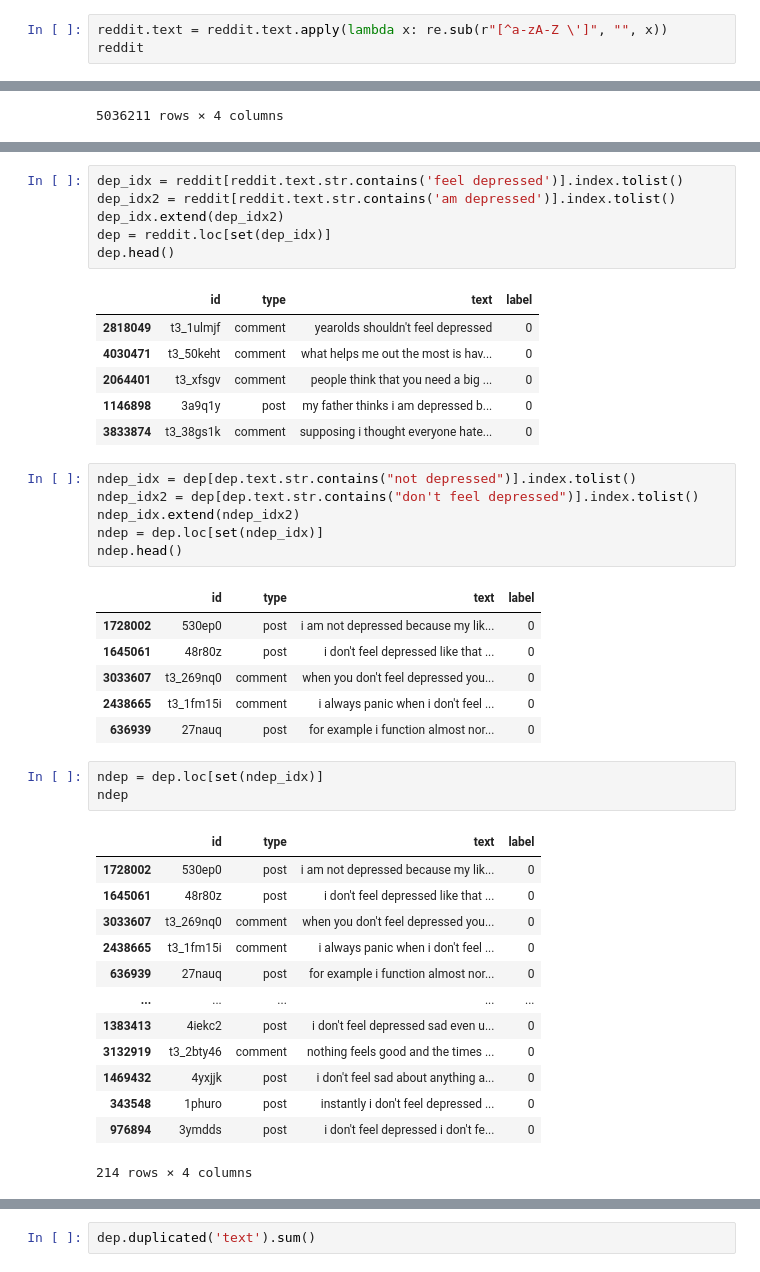
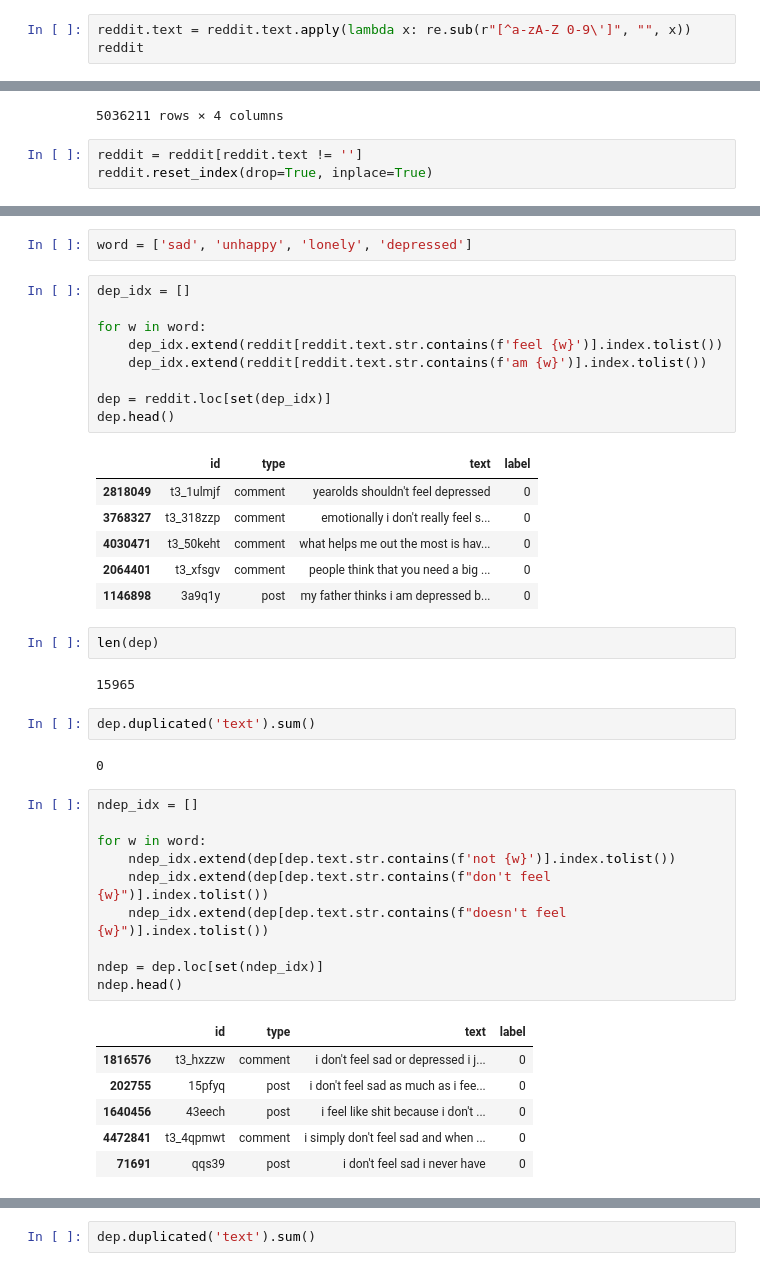
Before and after one commit to Jaedong95/BWS-Tagging, a Jupyter notebook: BWS_data.ipynb, the cells around one changed output, grey strips where cells are left out. Saved outputs shown, nothing was run; the diff lists cells and outputs as text.

```diff
--- a/BWS_data.ipynb
+++ b/BWS_data.ipynb
@@ -96,7 +115,7 @@ reddit
 | 5036210 | t3_4vjdrf | comment | hope i helped! | 0 |
 5036211 rows × 4 columns
 # %%
-reddit.text = reddit.text.apply(lambda x: re.sub(r"[^a-zA-Z \']", "", x))
+reddit.text = reddit.text.apply(lambda x: re.sub(r"[^a-zA-Z 0-9\']", "", x))
 reddit
 # %% [output]
 |  | id | type | text | label |
@@ -112,4 +131,7 @@ reddit
 | 5036209 | t3_4vjdrf | comment | you can click on their username a... | 0 |
 | 5036210 | t3_4vjdrf | comment | hope i helped | 0 |
 5036211 rows × 4 columns
+# %%
+reddit = reddit[reddit.text != '']
+reddit.reset_index(drop=True, inplace=True)
 # %%
@@ -125,43 +151,43 @@ reddit.duplicated().sum()
+# %%
+word = ['sad', 'unhappy', 'lonely', 'depressed']
 # %%
-dep_idx = reddit[reddit.text.str.contains('feel depressed')].index.tolist()
-dep_idx2 = reddit[reddit.text.str.contains('am depressed')].index.tolist()
-dep_idx.extend(dep_idx2)
+dep_idx = []
+
+for w in word:
+    dep_idx.extend(reddit[reddit.text.str.contains(f'feel {w}')].index.tolist())
+    dep_idx.extend(reddit[reddit.text.str.contains(f'am {w}')].index.tolist())
+
 dep = reddit.loc[set(dep_idx)]
 dep.head()
 # %% [output]
 |  | id | type | text | label |
 | 2818049 | t3_1ulmjf | comment | yearolds shouldn't feel depressed | 0 |
+| 3768327 | t3_318zzp | comment | emotionally i don't really feel s... | 0 |
 | 4030471 | t3_50keht | comment | what helps me out the most is hav... | 0 |
 | 2064401 | t3_xfsgv | comment | people think that you need a big ... | 0 |
 | 1146898 | 3a9q1y | post | my father thinks i am depressed b... | 0 |
-| 3833874 | t3_38gs1k | comment | supposing i thought everyone hate... | 0 |
+# %%
+len(dep)
+# %% [output]
+15965
+# %%
+dep.duplicated('text').sum()
+# %% [output]
+0
 # %%
-ndep_idx = dep[dep.text.str.contains("not depressed")].index.tolist()
-ndep_idx2 = dep[dep.text.str.contains("don't feel depressed")].index.tolist()
-ndep_idx.extend(ndep_idx2)
+ndep_idx = []
+
+for w in word:
+    ndep_idx.extend(dep[dep.text.str.contains(f'not {w}')].index.tolist())
+    ndep_idx.extend(dep[dep.text.str.contains(f"don't feel {w}")].index.tolist())
+    ndep_idx.extend(dep[dep.text.str.contains(f"doesn't feel {w}")].index.tolist())
+
 ndep = dep.loc[set(ndep_idx)]
 ndep.head()
 # %% [output]
 |  | id | type | text | label |
-| 1728002 | 530ep0 | post | i am not depressed because my lik... | 0 |
-| 1645061 | 48r80z | post | i don't feel depressed like that ... | 0 |
-| 3033607 | t3_269nq0 | comment | when you don't feel depressed you... | 0 |
-| 2438665 | t3_1fm15i | comment | i always panic when i don't feel ... | 0 |
-| 636939 | 27nauq | post | for example i function almost nor... | 0 |
+| 1816576 | t3_hxzzw | comment | i don't feel sad or depressed i j... | 0 |
+| 202755 | 15pfyq | post | i don't feel sad as much as i fee... | 0 |
+| 1640456 | 43eech | post | i feel like shit because i don't ... | 0 |
+| 4472841 | t3_4qpmwt | comment | i simply don't feel sad and when ... | 0 |
+| 71691 | qqs39 | post | i don't feel sad i never have | 0 |
-# %%
-ndep = dep.loc[set(ndep_idx)]
-ndep
-# %% [output]
-|  | id | type | text | label |
-| 1728002 | 530ep0 | post | i am not depressed because my lik... | 0 |
-| 1645061 | 48r80z | post | i don't feel depressed like that ... | 0 |
-| 3033607 | t3_269nq0 | comment | when you don't feel depressed you... | 0 |
-| 2438665 | t3_1fm15i | comment | i always panic when i don't feel ... | 0 |
-| 636939 | 27nauq | post | for example i function almost nor... | 0 |
-| ... | ... | ... | ... | ... |
-| 1383413 | 4iekc2 | post | i don't feel depressed sad even u... | 0 |
-| 3132919 | t3_2bty46 | comment | nothing feels good and the times ... | 0 |
-| 1469432 | 4yxjjk | post | i don't feel sad about anything a... | 0 |
-| 343548 | 1phuro | post | instantly i don't feel depressed ... | 0 |
-| 976894 | 3ymdds | post | i don't feel depressed i don't fe... | 0 |
-214 rows × 4 columns
```
Also changed, not shown: parts of 31 cells of this notebook, 3 other files.
